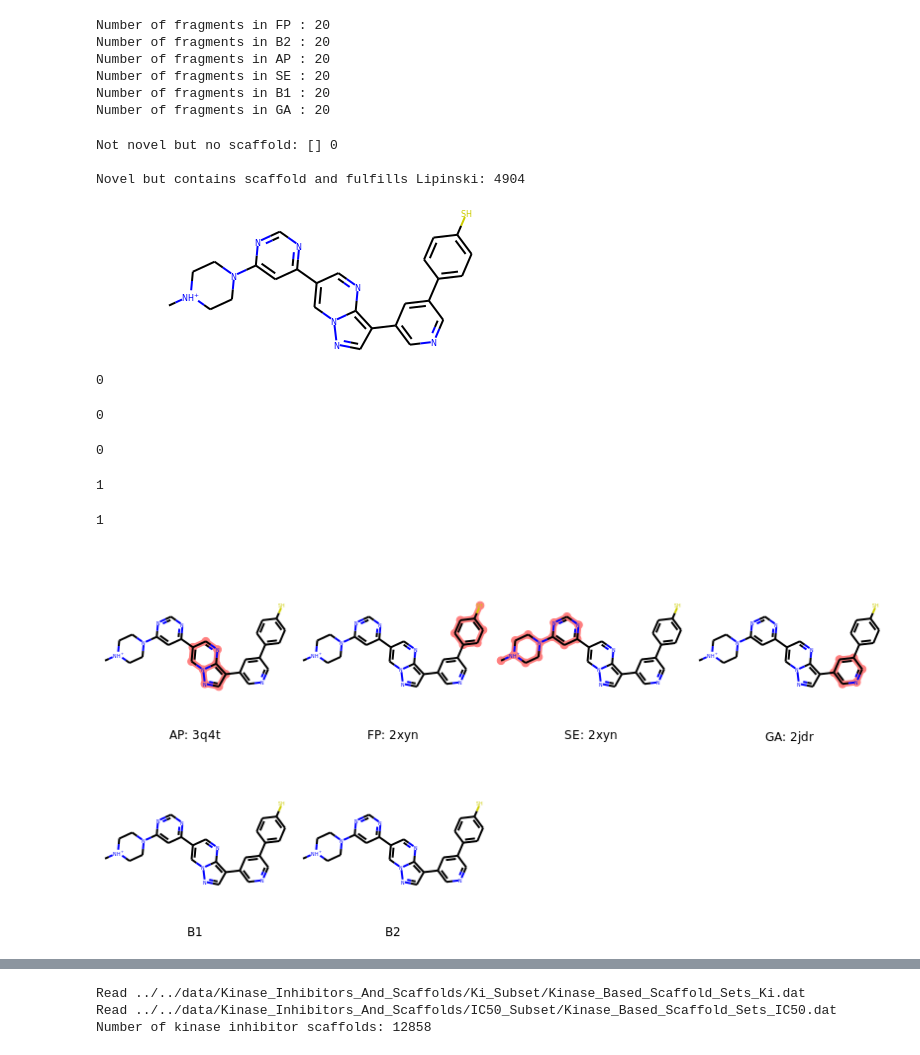
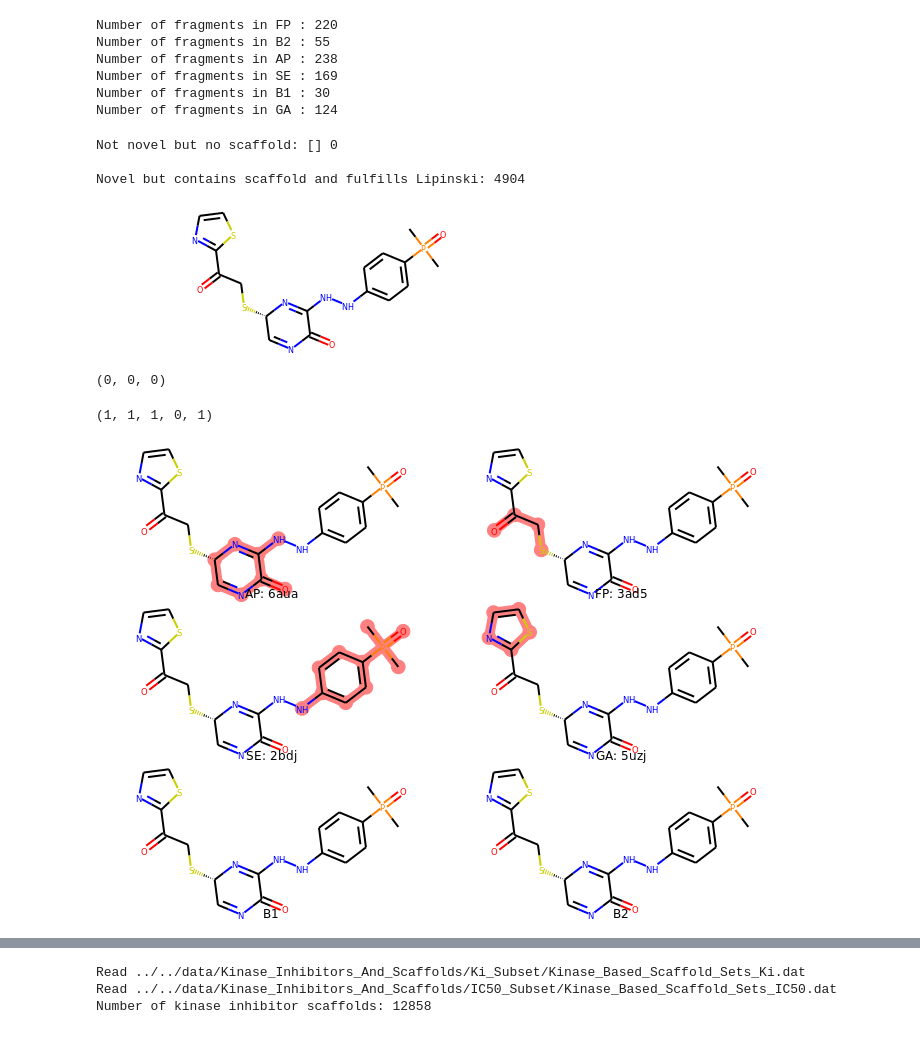
Before and after one commit to volkamerlab/KinaseFocusedFragmentLibrary, a Jupyter notebook: ligand_analysis/examples.ipynb, the cells around one changed output, grey strips where cells are left out. Cells and saved outputs as stored; diff of their text form; code cells hidden in the pictures.

```diff
--- a/ligand_analysis/examples.ipynb
+++ b/ligand_analysis/examples.ipynb
@@ -24,7 +24,7 @@ def pickle_loader(pickle_file):
 # %%
 file_name = '../CombinatorialLibrary/combinatorial_library.pickle'
 # %%
-with open(file_name, 'rb') as pickle_file:
-    ligands = []
-    for ligand in pickle_loader(pickle_file):
-        ligands.append(ligand)
+# with open(file_name, 'rb') as pickle_file:
+#     ligands = []
+#     for ligand in pickle_loader(pickle_file):
+#         ligands.append(ligand)
@@ -31,12 +65,12 @@ with open(file_name, 'rb') as pickle_file:
 # %%
-data = read_fragment_library(Path('../FragmentLibrary'), 20)
+data = read_fragment_library(Path('../FragmentLibrary'))
 # %% [output]
-Number of fragments in FP : 20
-Number of fragments in B2 : 20
-Number of fragments in AP : 20
-Number of fragments in SE : 20
-Number of fragments in B1 : 20
-Number of fragments in GA : 20
+Number of fragments in FP : 220
+Number of fragments in B2 : 55
+Number of fragments in AP : 238
+Number of fragments in SE : 169
+Number of fragments in B1 : 30
+Number of fragments in GA : 124
 # %%
 novel_but_scaffold = []
 not_novel_but_no_scaffold = []
@@ -63,27 +97,15 @@ mol = construct_ligand(ligand.meta, data)[0]
 AllChem.Compute2DCoords(mol)
 mol
 # %% [output]
-[figure, old version]
+[figure, new version]
 # %%
-ligand.chembl_match
+ligand.original, ligand.original_sub, ligand.chembl_match
 # %% [output]
-0
+(0, 0, 0)
-# %%
-ligand.original
-# %% [output]
-0
-# %%
-ligand.original_sub
-# %% [output]
-0
-# %%
-ligand.lipinski
-# %% [output]
-1
-# %%
-ligand.scaffold
-# %% [output]
-1
+# %%
+ligand.lipinski, ligand.hba, ligand.hbd, ligand.mwt, ligand.logp
+# %% [output]
+(1, 1, 1, 0, 1)
 # %%
 highlightAtomLists = []
 legends = []
@@ -99,6 +121,6 @@ for subpocket in ['AP', 'FP', 'SE', 'GA', 'B1', 'B2']:
     legends.append(legend)
 # %%
 Draw.MolsToGridImage([mol, mol, mol, mol, mol, mol],
-                     highlightAtomLists=highlightAtomLists, legends=legends, molsPerRow=4)
+                     highlightAtomLists=highlightAtomLists, legends=legends, molsPerRow=2, subImgSize=(350, 160))
 # %% [output]
-[figure, old version]
+[figure, new version]
```
Also changed, not shown: parts of 6 cells of this notebook, 1 other file.
